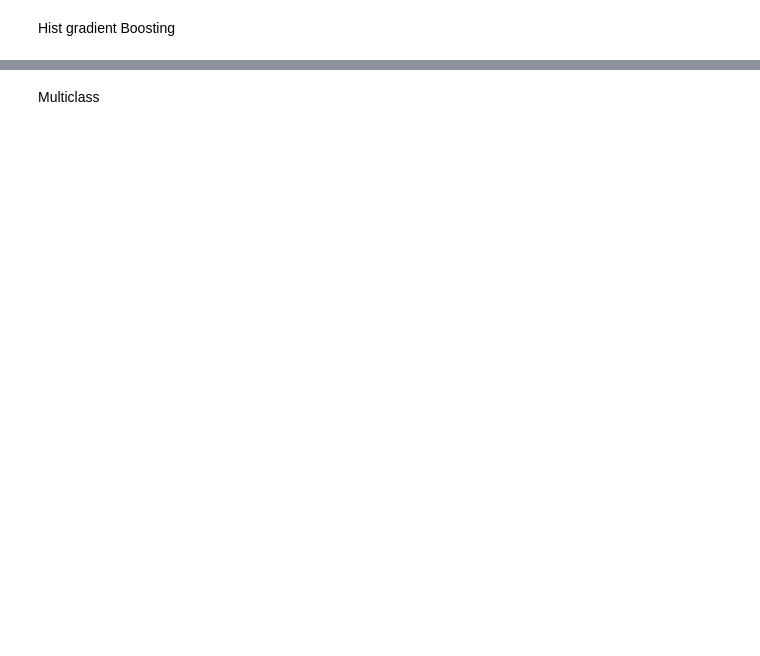
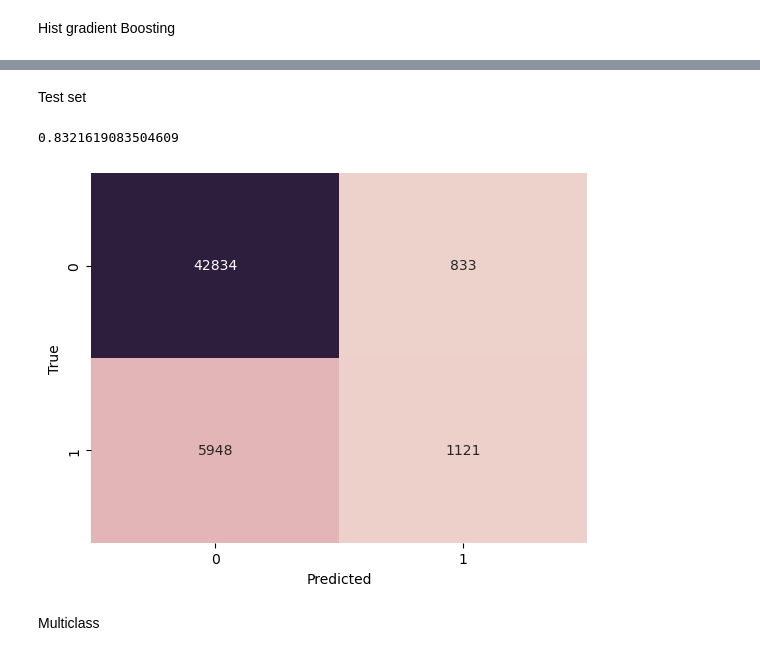
Before and after one commit to pixieghosh/diabetes_prediction, a Jupyter notebook: diabetes/ghosh_final_project.ipynb, the cells around one changed output, grey strips where cells are left out. Saved outputs shown, nothing was run; the diff lists cells and outputs as text; code cells hidden in the pictures; blank space fills up the shorter version.

```diff
--- a/diabetes/ghosh_final_project.ipynb
+++ b/diabetes/ghosh_final_project.ipynb
@@ -90,11 +128,16 @@ axes.set_ylabel('True')
+# %% [markdown]
+Test set
 # %%
-y_pred_test_bin = gcv_hgb_bin.best_estimator_.predict(X_test_bin)
+y_pred_test_bin = gcv_hgb_bin.best_estimator_.predict(X_test_bin.drop('AnyHealthcare', axis = 1))
 conf_mat_test_bin = confusion_matrix(y_true = y_test_bin, y_pred= y_pred_test_bin)
-axes = sns.heatmap(conf_mat_test_bin, cbar= False, annot= True, fmt = 'd', cmap="crest")
+axes = sns.heatmap(conf_mat_test_bin, cbar= False, annot= True, fmt = 'd', cmap=sns.cubehelix_palette(as_cmap=True))
 axes.set_xlabel('Predicted')
 axes.set_ylabel('True')
 
 f1_score(y_test_bin, y_pred_test_bin, average= 'weighted')
+# %% [output]
+0.8321619083504609
+[figure, added]
 # %% [markdown]
 Multiclass
 # %%
```
Also changed, not shown: parts of 17 cells of this notebook.
